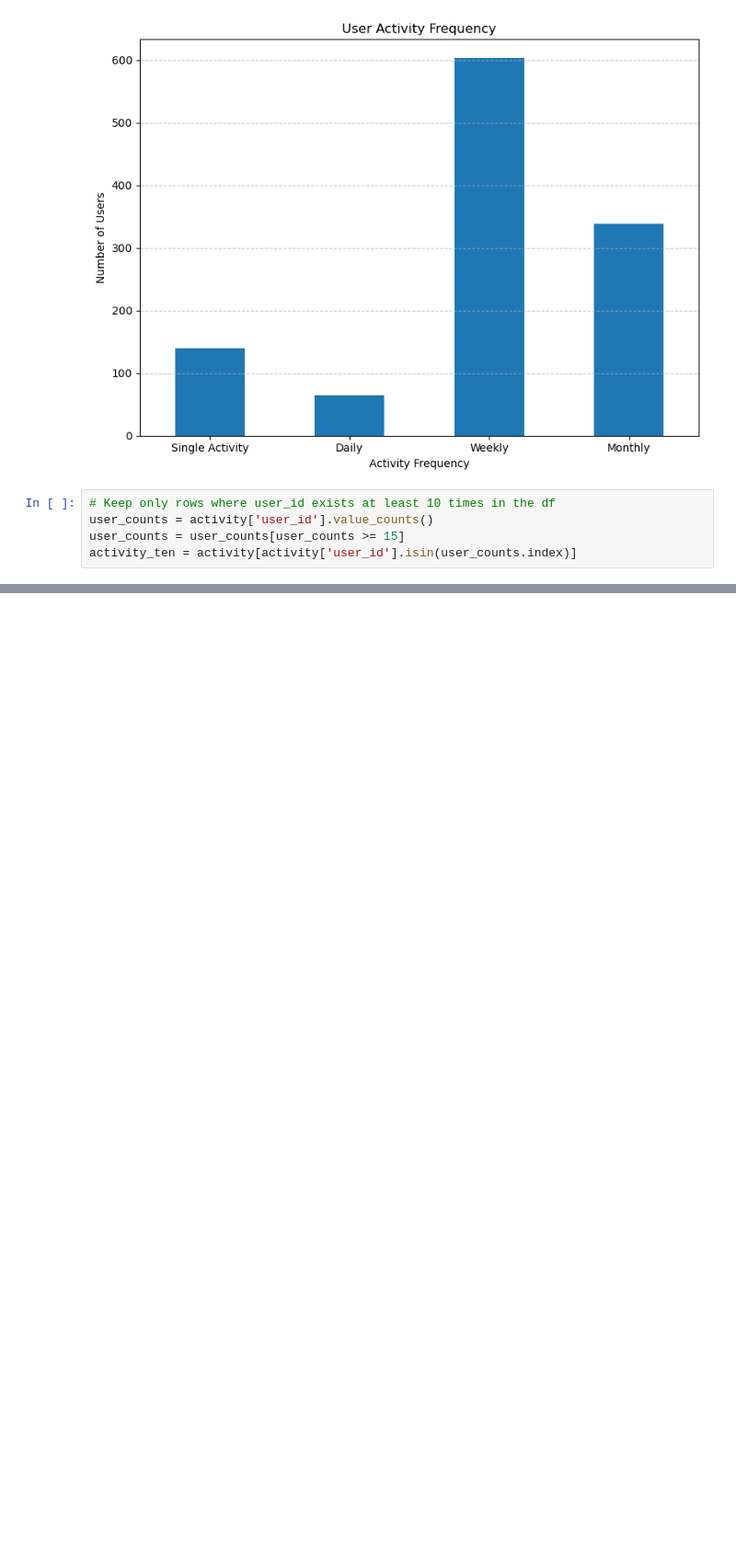
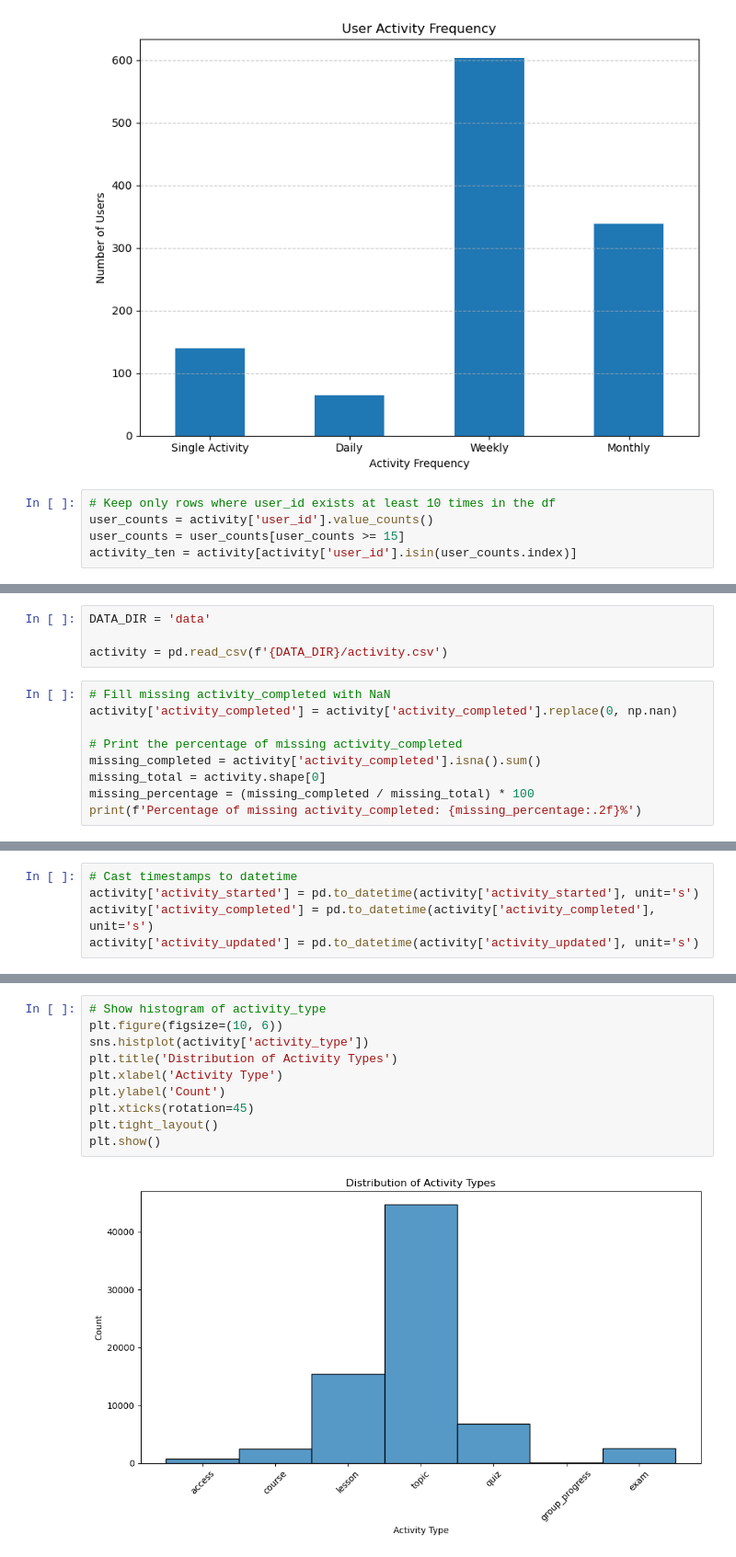
Before and after one commit to malenraychev/BigMMMBehaviour, a Jupyter notebook: user_activity.ipynb, the cells around one changed output, grey strips where cells are left out. Shown at 92% size. Drawn from its saved outputs; the diff is of its cells as text; blank space fills up the shorter version.

```diff
--- a/user_activity.ipynb
+++ b/user_activity.ipynb
@@ -245,0 +246,13 @@ plt.show()
+# %%
+DATA_DIR = 'data'
+
+activity = pd.read_csv(f'{DATA_DIR}/activity.csv')
+# %%
+# Fill missing activity_completed with NaN
+activity['activity_completed'] = activity['activity_completed'].replace(0, np.nan)
+
+# Print the percentage of missing activity_completed
+missing_completed = activity['activity_completed'].isna().sum()
+missing_total = activity.shape[0]
+missing_percentage = (missing_completed / missing_total) * 100
+print(f'Percentage of missing activity_completed: {missing_percentage:.2f}%')
@@ -245,0 +261,5 @@ plt.show()
+# %%
+# Cast timestamps to datetime
+activity['activity_started'] = pd.to_datetime(activity['activity_started'], unit='s')
+activity['activity_completed'] = pd.to_datetime(activity['activity_completed'], unit='s')
+activity['activity_updated'] = pd.to_datetime(activity['activity_updated'], unit='s')
@@ -245,0 +281,12 @@ plt.show()
+# %%
+# Show histogram of activity_type
+plt.figure(figsize=(10, 6))
+sns.histplot(activity['activity_type'])
+plt.title('Distribution of Activity Types')
+plt.xlabel('Activity Type')
+plt.ylabel('Count')
+plt.xticks(rotation=45)
+plt.tight_layout()
+plt.show()
+# %% [output]
+[figure, added]
```
Also changed, not shown: parts of 9 cells of this notebook, 2 other files.
